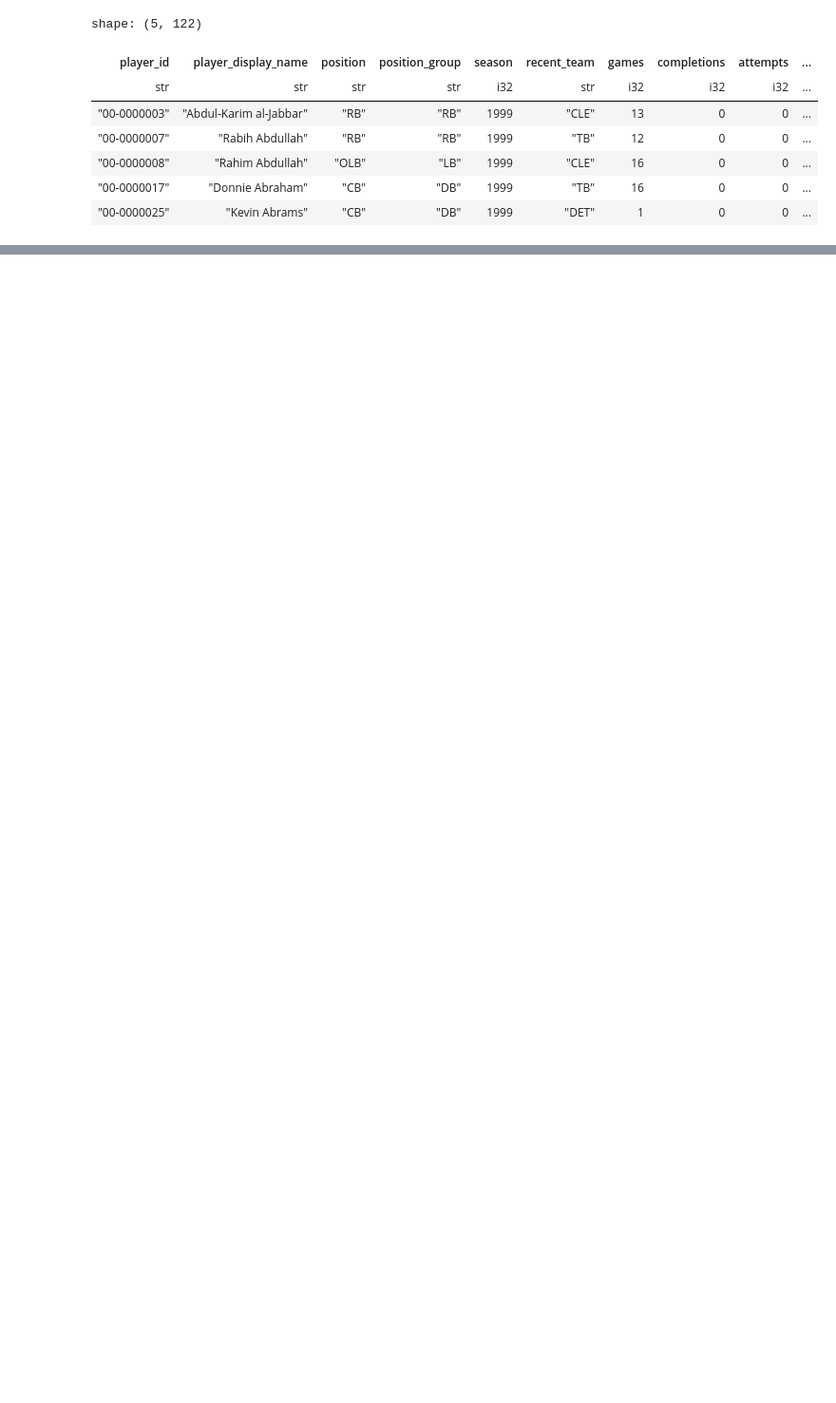
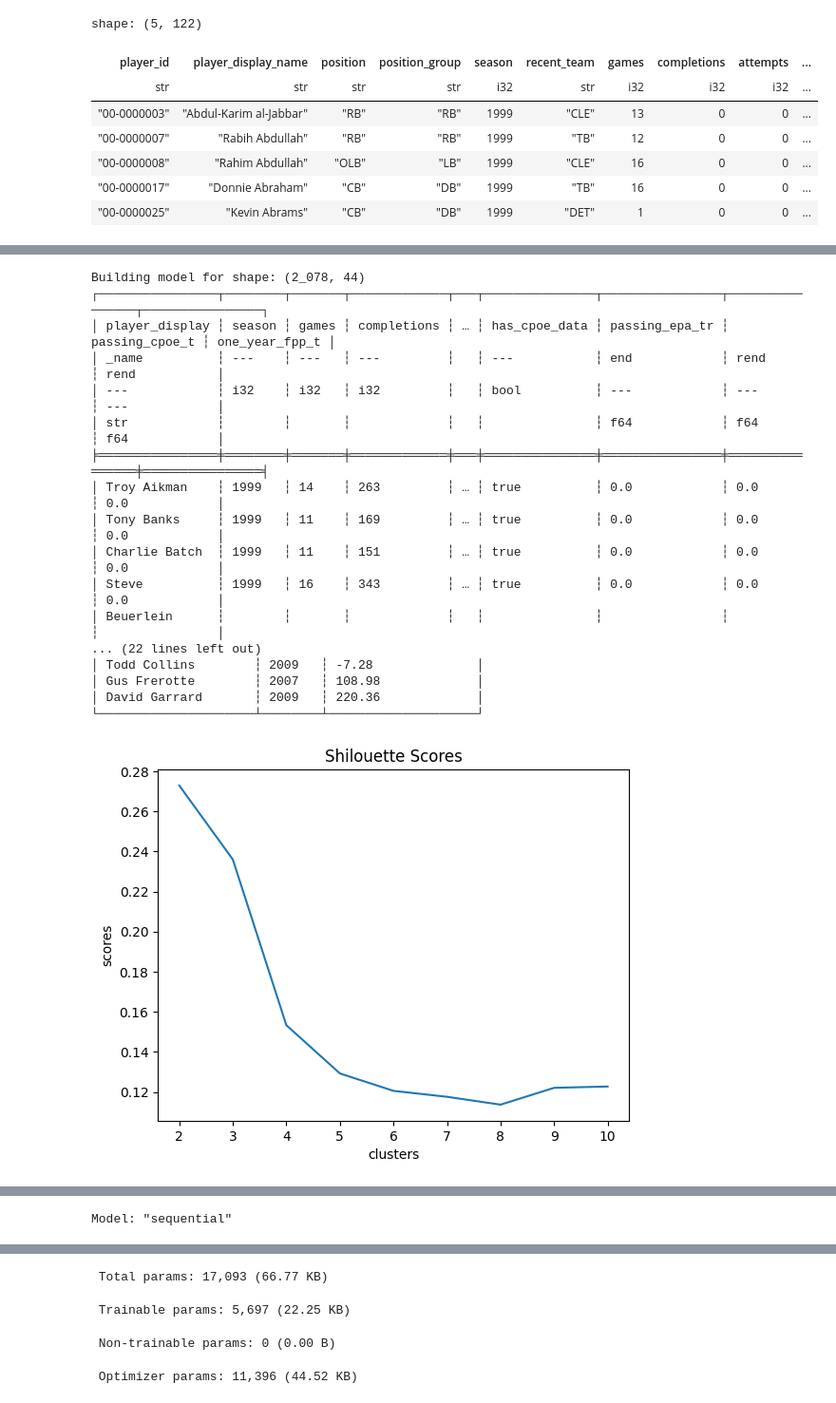
Before and after one commit to loganmoser/Fantasy-Football-ML-Project, a Jupyter notebook: model_building.ipynb, the cells around one changed output, grey strips where cells are left out. Shown at 95% size. Drawn from its saved outputs; the diff is of its cells as text; code cells hidden in the pictures; blank space fills up the shorter version.

Commit message:
Complete NN architecture and create individual position models and create final rankings

```diff
--- a/model_building.ipynb
+++ b/model_building.ipynb
@@ -310,7 +290,7 @@ def add_kmeans(X_train):
 
     return X_train, X_valid, X_test
 # %%
-def base_model_predictions(X_train, X_test, X_valid, y_train, model_name, model, params = {}):
+def base_model_predictions(X_train, X_test, X_valid, y_train, y_valid, model_name, model, params = {}):
     pipe = Pipeline([(model_name, model)])
     search = RandomizedSearchCV(pipe, param_distributions=params,
                                 cv=10, n_jobs=-1, random_state=42)
@@ -374,11 +332,16 @@ X_test.shape
 import tensorflow as tf
 # %%
 # keras can't work with polars or pandas dataframes and needs to be a numpy array
-X_train_np = X_train.to_numpy()
-X_valid_np = X_valid.to_numpy()
-y_train_np = y_train.to_numpy()
-y_valid_np = y_valid.to_numpy()
-X_test_np = X_test.to_numpy()
-y_test_np = y_test.to_numpy()
+def to_np(X_train: pl.DataFrame, y_train: pl.DataFrame,
+          X_valid: pl.DataFrame, y_valid: pl.DataFrame,
+          X_test: pl.DataFrame, y_test: pl.DataFrame) -> (np.array, np.array, np.array, np.array, np.array, np.array):
+    X_train_np = X_train.to_numpy()
+    X_valid_np = X_valid.to_numpy()
+    y_train_np = y_train.to_numpy()
+    y_valid_np = y_valid.to_numpy()
+    X_test_np = X_test.to_numpy()
+    y_test_np = y_test.to_numpy()
+
+    return X_train_np, y_train_np, X_valid_np, y_valid_np, X_test_np, y_test_np
 # %%
 # Build Neural network
@@ -439,3 +373,0 @@ Model: "sequential"
-# %%
-val_predictions = model.predict(X_valid_np[:10])
-val_true = y_valid_np[:10]
@@ -458,2 +388,16 @@ plt.legend(['predictions', 'true values'])
+# %%
+def graph_loss_wd(model, history, X_valid_wide, X_valid_deep, y_valid):
+    val_predictions = model.predict((X_valid_wide[:10], X_valid_deep[:10]))
+    val_true = y_valid[:10]
+    plt.plot(history.history['loss'], label='train loss')
+    plt.plot(history.history['val_loss'], label='val loss')
+    plt.legend()
+    plt.title("Training Loss vs Validation Loss")
+    plt.show()
+    plt.scatter(range(len(val_predictions)), val_predictions, color='blue')
+    plt.scatter(range(len(val_true)), val_true, color='red')
+    plt.legend(['predictions', 'true values'])
+    plt.title("Predictions vs Actual Values on Validation Set")
+    plt.show()
 # %%
 # Build wide-deep NN
@@ -551,0 +506,21 @@ shape: (10, 3)
+# %%
+qb_model, qb_history, qb_wd_model, qb_wd_history, qb_rankings = build_position_model(qbs)
+# %% [output]
+Building model for shape: (2_078, 44)
+┌────────────────┬────────┬───────┬─────────────┬───┬───────────────┬────────────────┬────────────────┬────────────────┐
+│ player_display ┆ season ┆ games ┆ completions ┆ … ┆ has_cpoe_data ┆ passing_epa_tr ┆ passing_cpoe_t ┆ one_year_fpp_t │
+│ _name          ┆ ---    ┆ ---   ┆ ---         ┆   ┆ ---           ┆ end            ┆ rend           ┆ rend           │
+│ ---            ┆ i32    ┆ i32   ┆ i32         ┆   ┆ bool          ┆ ---            ┆ ---            ┆ ---            │
+│ str            ┆        ┆       ┆             ┆   ┆               ┆ f64            ┆ f64            ┆ f64            │
+╞════════════════╪════════╪═══════╪═════════════╪═══╪═══════════════╪════════════════╪════════════════╪════════════════╡
+│ Troy Aikman    ┆ 1999   ┆ 14    ┆ 263         ┆ … ┆ true          ┆ 0.0            ┆ 0.0            ┆ 0.0            │
+│ Tony Banks     ┆ 1999   ┆ 11    ┆ 169         ┆ … ┆ true          ┆ 0.0            ┆ 0.0            ┆ 0.0            │
+│ Charlie Batch  ┆ 1999   ┆ 11    ┆ 151         ┆ … ┆ true          ┆ 0.0            ┆ 0.0            ┆ 0.0            │
+│ Steve          ┆ 1999   ┆ 16    ┆ 343         ┆ … ┆ true          ┆ 0.0            ┆ 0.0            ┆ 0.0            │
+│ Beuerlein      ┆        ┆       ┆             ┆   ┆               ┆                ┆                ┆                │
+... (22 lines left out)
+│ Todd Collins        ┆ 2009   ┆ -7.28              │
+│ Gus Frerotte        ┆ 2007   ┆ 108.98             │
+│ David Garrard       ┆ 2009   ┆ 220.36             │
+└─────────────────────┴────────┴────────────────────┘
+[figure, added]
@@ -551,0 +544 @@ shape: (10, 3)
+Model: "sequential"
@@ -551,0 +558,4 @@ shape: (10, 3)
+ Total params: 17,093 (66.77 KB)
+ Trainable params: 5,697 (22.25 KB)
+ Non-trainable params: 0 (0.00 B)
+ Optimizer params: 11,396 (44.52 KB)
```
Also changed, not shown: parts of 26 cells of this notebook, 1 other file.
